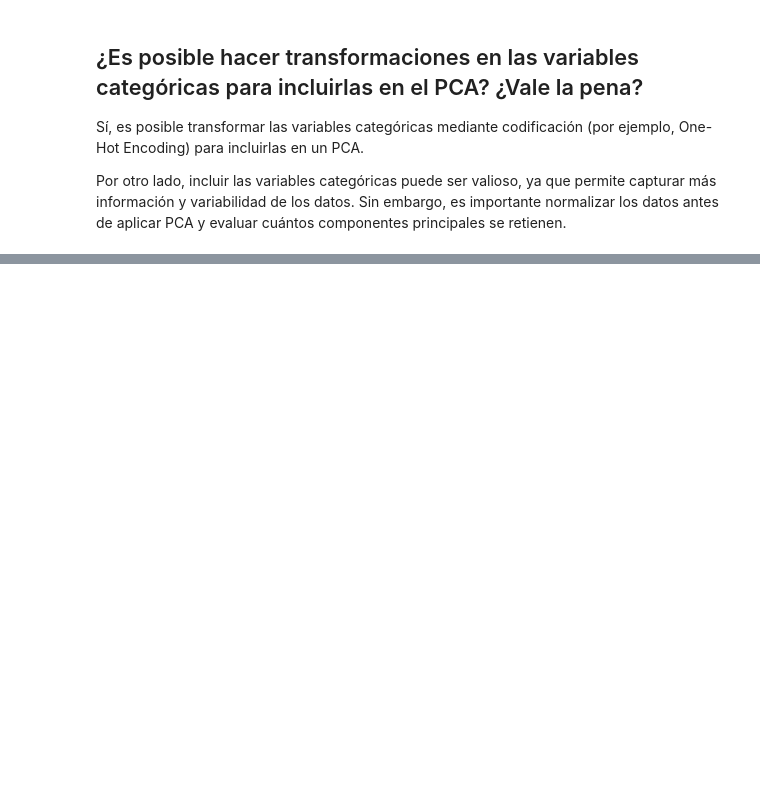
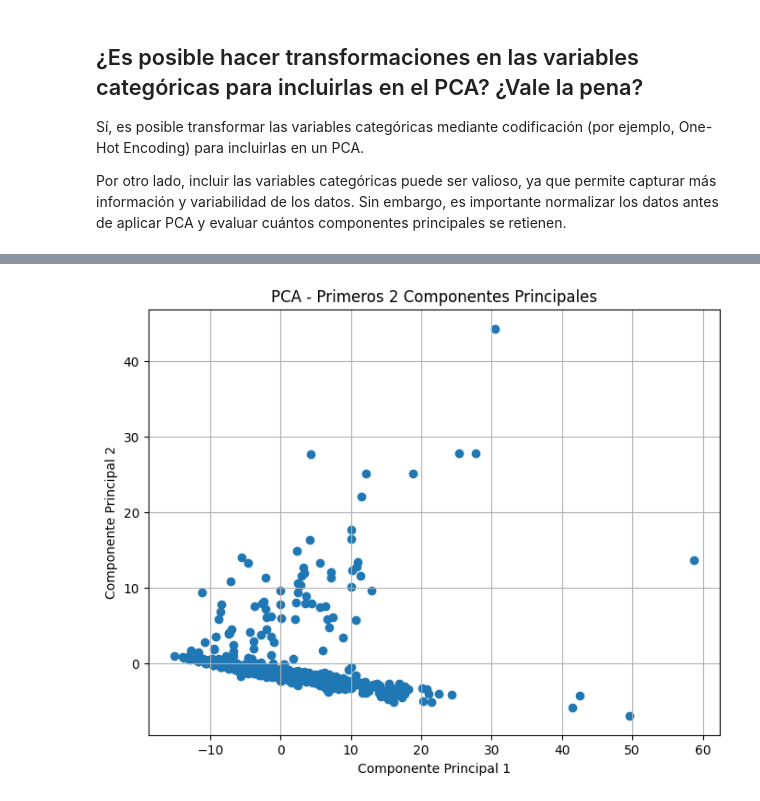
Before and after one commit to SofiLam13/Lab1-DataScience-, a Jupyter notebook: Lab1(Data_Science).ipynb, the cells around one changed output, grey strips where cells are left out. Saved outputs shown, nothing was run; the diff lists cells and outputs as text; code cells hidden in the pictures; blank space fills up the shorter version.

```diff
--- a/Lab1(Data_Science).ipynb
+++ b/Lab1(Data_Science).ipynb
@@ -398,0 +557,16 @@ Por otro lado, incluir las variables categóricas puede ser valioso, ya que perm
+# %%
+pca_final = PCA(n_components=6)
+principal_components = pca_final.fit_transform(numericas)
+principal_df = pd.DataFrame(data=principal_components, columns=[f'Componente Principal {i+1}' for i in range(6)])
+# %%
+# Visualización de los primeros dos componentes principales
+if n_components_95_variance >= 2:
+    plt.figure(figsize=(8, 6))
+    plt.scatter(principal_df['Componente Principal 1'], principal_df['Componente Principal 2'])
+    plt.title('PCA - Primeros 2 Componentes Principales')
+    plt.xlabel('Componente Principal 1')
+    plt.ylabel('Componente Principal 2')
+    plt.grid(True)
+    plt.show()
+# %% [output]
+[figure, added]
```
Also changed, not shown: parts of 21 cells of this notebook.
